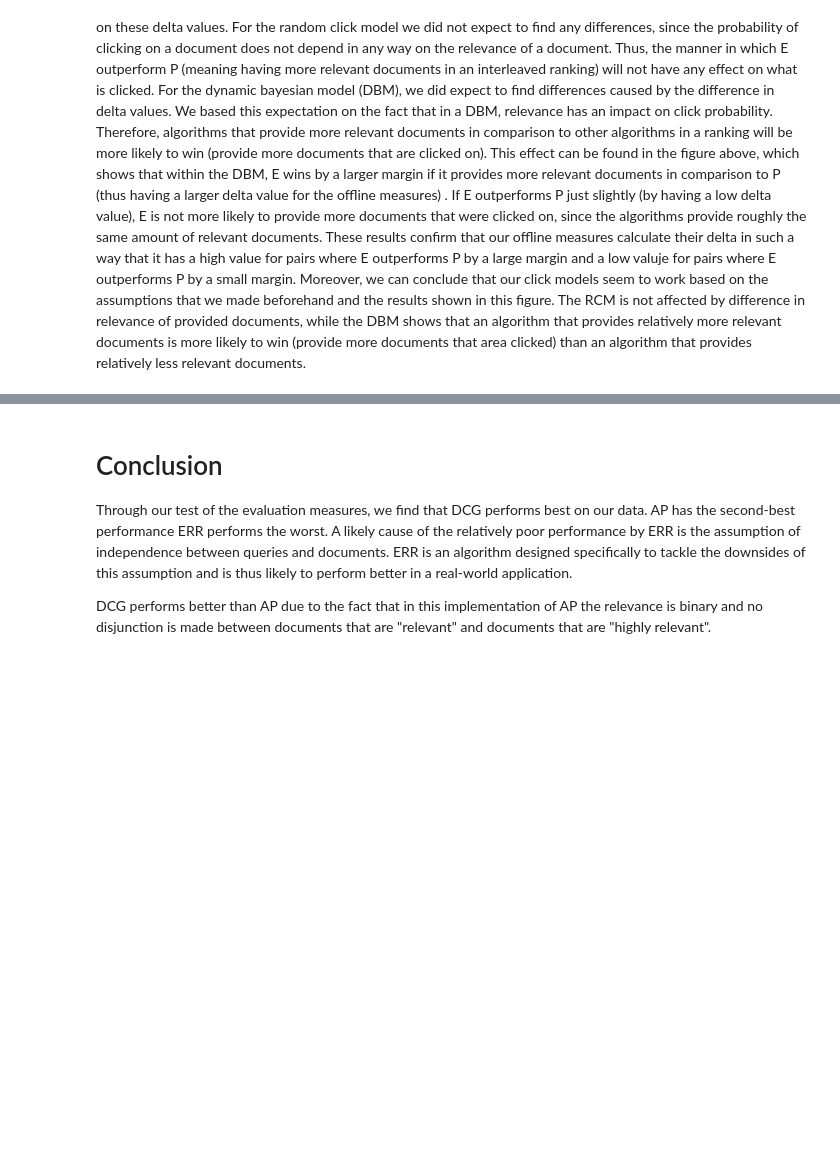
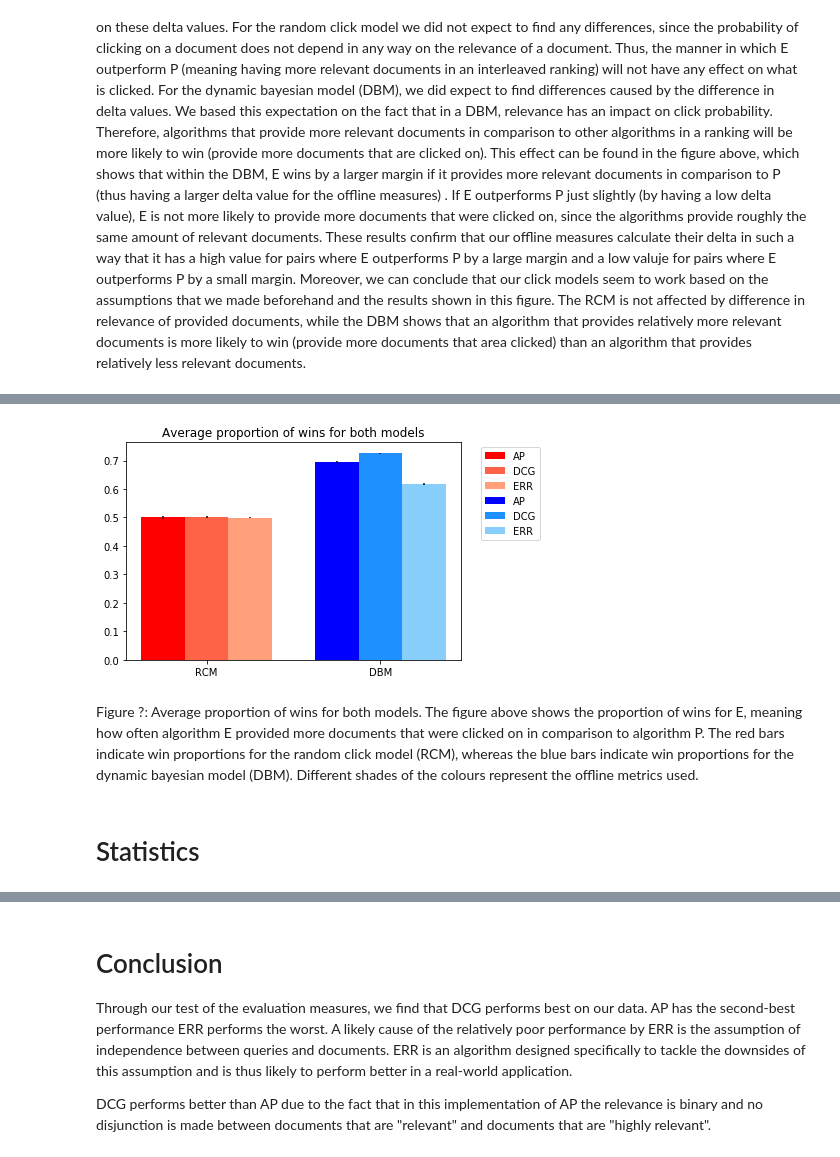
Before and after one commit to ArendvD/IR1, a Jupyter notebook: Project1/10557520-10521933-10615199-hw1.ipynb, the cells around one changed output, grey strips where cells are left out. Cells and saved outputs as stored; diff of their text form; code cells hidden in the pictures; blank space fills up the shorter version.

```diff
--- a/Project1/10557520-10521933-10615199-hw1.ipynb
+++ b/Project1/10557520-10521933-10615199-hw1.ipynb
@@ -427,12 +436,14 @@ def learn_param_DBM(file):
 def predict_prob_DBM(rank, sigma):
     # for the click probability, we'll need P(A) and P(E)
     # first get alpha, which will be set according to the level of relevance of a document
+
+    # the following alpha's are based on a navigational model
     if rank == 'HR':
-        alpha = 0.8
+        alpha = 0.95
     elif rank == 'R':
-        alpha = 0.2
+        alpha = 0.5
     elif rank == 'N':
-        alpha = 0
+        alpha = 0.05
 
     # check if user will click on the document (depending on alpha)
     x = random.random()
@@ -706,34 +732,40 @@ stdev_ERR_DBM = statistics.pstdev(p_ERR_DBM_list)
 # plot bar graph over all metrics, RCM compared to DBM
 ax = plt.gca()
 
 #x = range(1, 7)
 x = (2,2,2,4,4,4)
 y = (avg_AP_RCM, avg_DCG_RCM, avg_ERR_RCM, avg_AP_DBM, avg_DCG_DBM, avg_ERR_DBM)
 z = (stdev_AP_RCM, stdev_DCG_RCM, stdev_ERR_RCM, stdev_AP_DBM, stdev_DCG_DBM, stdev_ERR_DBM)
 names_leg = ('AP', 'DCG', 'ERR', 'AP', 'DCG', 'ERR')
 names = ('RCM', 'DBM')
 clr = ('r', 'tomato', 'lightsalmon', 'b', 'dodgerblue', 'lightskyblue')
 sides = (0.5, 0, -0.5, 0.5, 0, -0.5)
 for i in range(len(x)):
     plt.bar(x[i]-sides[i], y[i], width=0.5, color = clr[i], yerr = z[i], align="center")
 
 ind = (2,4)
 plt.xticks(ind, x)
 ax.set_xticklabels(names)
 
 leg = ax.legend(names_leg, loc = 'upper right')
-ax.set_title('Average per metric for both the Random Click Model (RCM) and the Dynamic Bayesian Model')
+ax.set_title('Average proportion of wins for both models')
 
 # Get the bounding box of the original legend
 bb = leg.get_bbox_to_anchor().inverse_transformed(ax.transAxes)
 
 # Change the location of the legend.
 xOffset = 0.25
 bb.x0 += xOffset
 bb.x1 += xOffset
 leg.set_bbox_to_anchor(bb, transform = ax.transAxes)
 
 plt.show()
+# %% [output]
+[figure, added]
+# %% [markdown]
+Figure ?: Average proportion of wins for both models. The figure above shows the proportion of wins for E, meaning how often algorithm E provided more documents that were clicked on in comparison to algorithm P. The red bars indicate win proportions for the random click model (RCM), whereas the blue bars indicate win proportions for the dynamic bayesian model (DBM). Different shades of the colours represent the offline metrics used.
+# %% [markdown]
+# Statistics
 # %%
 ##### STATISTICAL ANALYSIS #####
 
```
Also changed, not shown: parts of 8 cells of this notebook.
